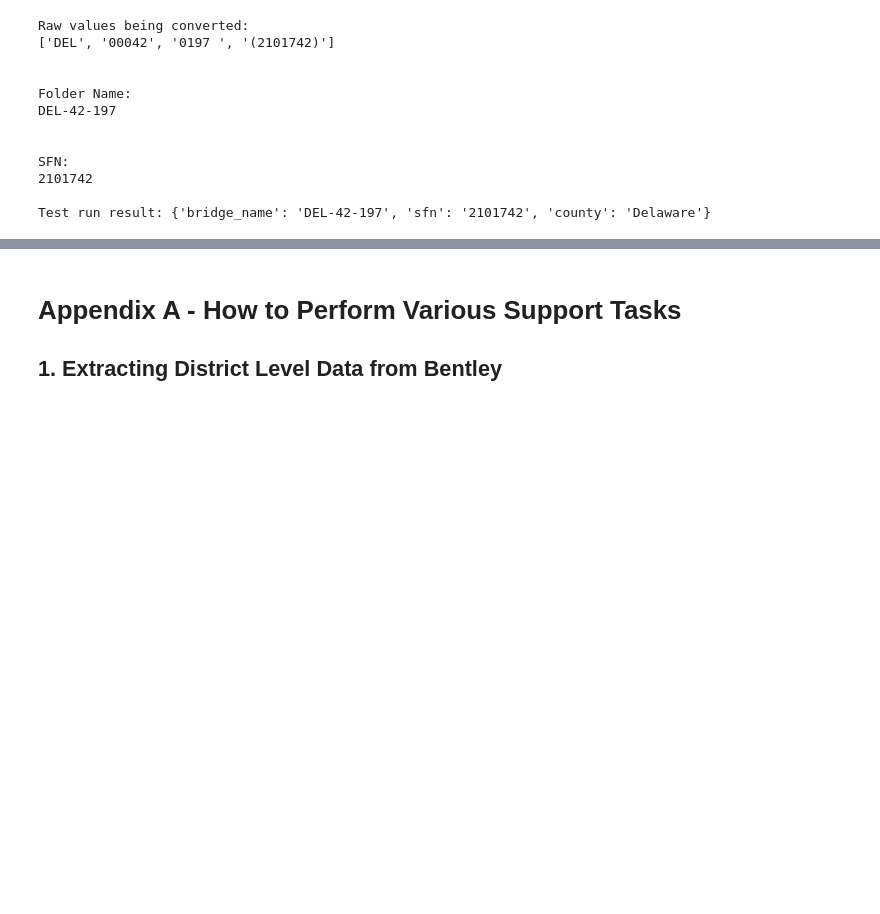
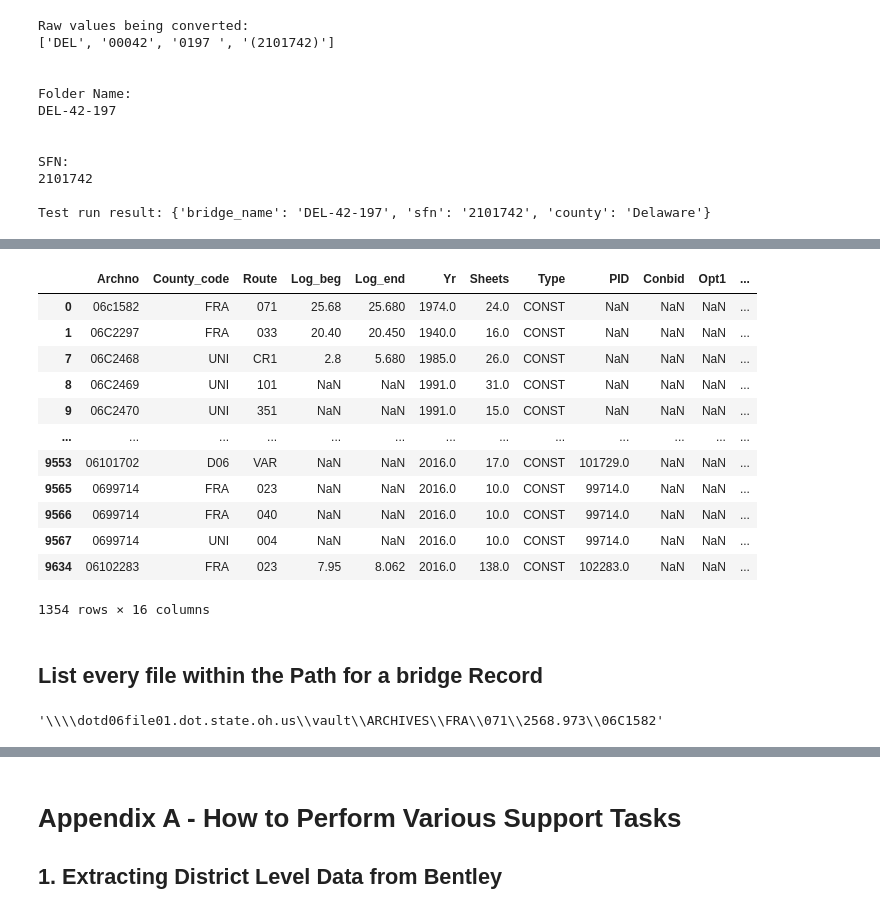
Before and after one commit to drparks71/civilpy, a Jupyter notebook: Training/D6_Bridge_Records.ipynb, the cells around one changed output, grey strips where cells are left out. Saved outputs shown, nothing was run; the diff lists cells and outputs as text; code cells hidden in the pictures; blank space fills up the shorter version.

```diff
--- a/Training/D6_Bridge_Records.ipynb
+++ b/Training/D6_Bridge_Records.ipynb
@@ -479,0 +507,25 @@ d6_plans_df.equals(d6_plans_df_from_csv)
+# %%
+# Filter dataframe for comments containing 'BRIDGE'
+bridge_records = d6_plans_df[d6_plans_df.Commnt.str.contains('BRIDGE', na=False)]
+# %%
+bridge_records
+# %% [output]
+|  | Archno | County_code | Route | Log_beg | Log_end | Yr | Sheets | Type | PID | Conbid | Opt1 | ... |
+| 0 | 06c1582 | FRA | 071 | 25.68 | 25.680 | 1974.0 | 24.0 | CONST | NaN | NaN | NaN | ... |
+| 1 | 06C2297 | FRA | 033 | 20.40 | 20.450 | 1940.0 | 16.0 | CONST | NaN | NaN | NaN | ... |
+| 7 | 06C2468 | UNI | CR1 | 2.8 | 5.680 | 1985.0 | 26.0 | CONST | NaN | NaN | NaN | ... |
+| 8 | 06C2469 | UNI | 101 | NaN | NaN | 1991.0 | 31.0 | CONST | NaN | NaN | NaN | ... |
+| 9 | 06C2470 | UNI | 351 | NaN | NaN | 1991.0 | 15.0 | CONST | NaN | NaN | NaN | ... |
+| ... | ... | ... | ... | ... | ... | ... | ... | ... | ... | ... | ... | ... |
+| 9553 | 06101702 | D06 | VAR | NaN | NaN | 2016.0 | 17.0 | CONST | 101729.0 | NaN | NaN | ... |
+| 9565 | 0699714 | FRA | 023 | NaN | NaN | 2016.0 | 10.0 | CONST | 99714.0 | NaN | NaN | ... |
+| 9566 | 0699714 | FRA | 040 | NaN | NaN | 2016.0 | 10.0 | CONST | 99714.0 | NaN | NaN | ... |
+| 9567 | 0699714 | UNI | 004 | NaN | NaN | 2016.0 | 10.0 | CONST | 99714.0 | NaN | NaN | ... |
+| 9634 | 06102283 | FRA | 023 | 7.95 | 8.062 | 2016.0 | 138.0 | CONST | 102283.0 | NaN | NaN | ... |
+1354 rows × 16 columns
+# %% [markdown]
+## List every file within the Path for a bridge Record
+# %%
+bridge_records.Path[0]
+# %% [output]
+'\\\\dotd06file01.dot.state.oh.us\\vault\\ARCHIVES\\FRA\\071\\2568.973\\06C1582'
```
Also changed, not shown: parts of 29 cells of this notebook, 1 other file.
